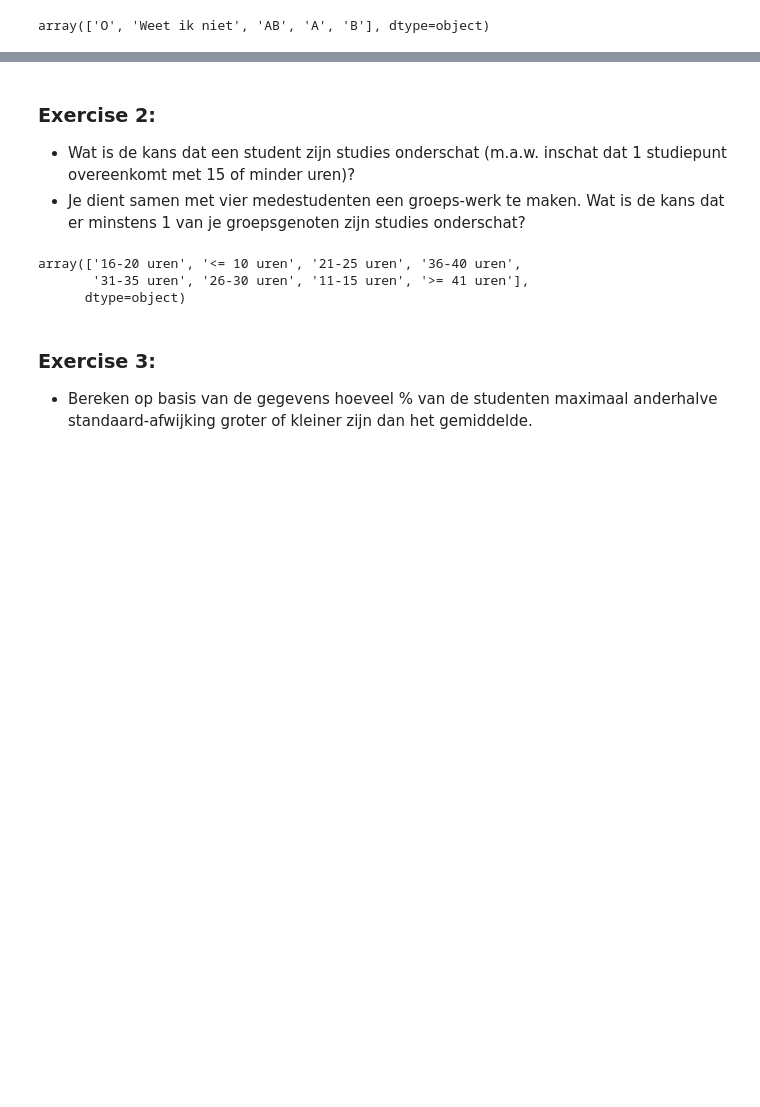
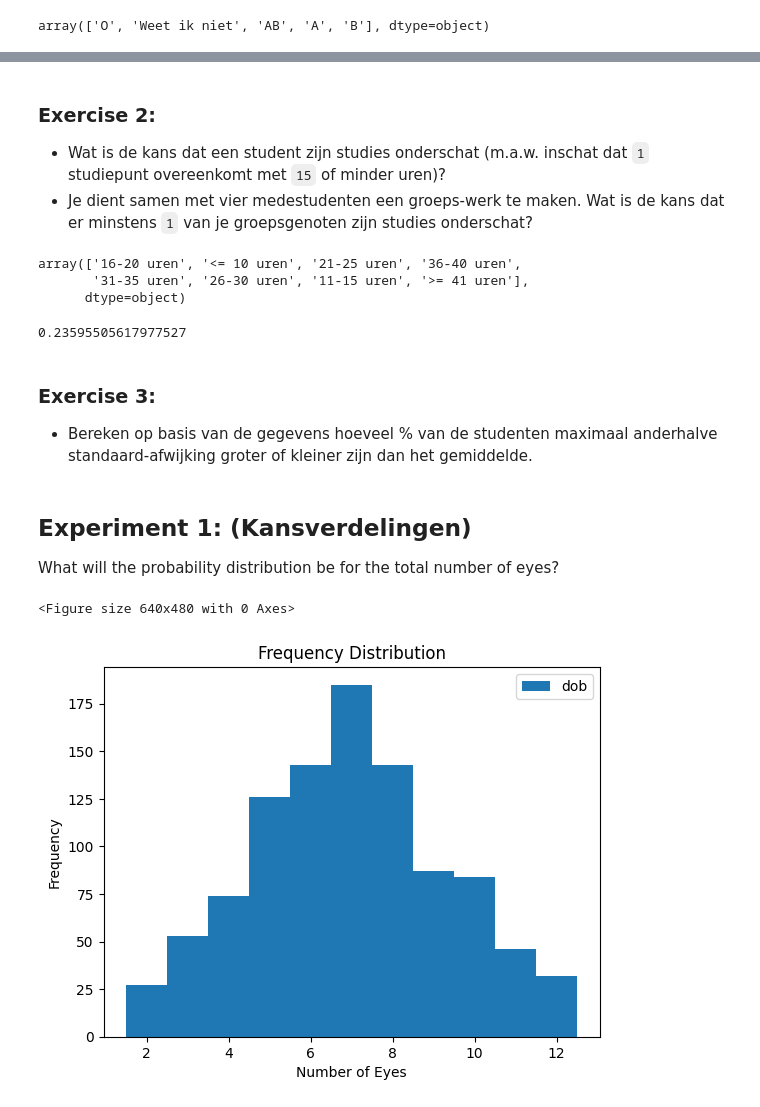
Before and after one commit to EliasDeHondt/DataScience2, a Jupyter notebook: W14P3/Exercises probability distributions.ipynb, the cells around one changed output, grey strips where cells are left out. Cells and saved outputs as stored; diff of their text form; code cells hidden in the pictures; blank space fills up the shorter version.

```diff
--- a/W14P3/Exercises probability distributions.ipynb
+++ b/W14P3/Exercises probability distributions.ipynb
@@ -161,13 +220,43 @@ array(['O', 'Weet ik niet', 'AB', 'A', 'B'], dtype=object)
 # %% [markdown]
 ### Exercise 2:
-- Wat is de kans dat een student zijn studies onderschat (m.a.w. inschat dat 1 studiepunt overeenkomt met 15 of minder uren)?
-- Je dient samen met vier medestudenten een groeps-werk te maken. Wat is de kans dat er minstens 1 van je groepsgenoten zijn studies onderschat?
+- Wat is de kans dat een student zijn studies onderschat (m.a.w. inschat dat `1` studiepunt overeenkomt met `15` of minder uren)?
+- Je dient samen met vier medestudenten een groeps-werk te maken. Wat is de kans dat er minstens `1` van je groepsgenoten zijn studies onderschat?
 # %%
 display(studentQuestions["studiepunt"].unique())
 # %% [output]
 array(['16-20 uren', '<= 10 uren', '21-25 uren', '36-40 uren',
        '31-35 uren', '26-30 uren', '11-15 uren', '>= 41 uren'],
       dtype=object)
+# %%
+# Probability Mass Function
+p = len(studentQuestions[ (studentQuestions["studiepunt"] == "<= 10 uren") | (studentQuestions["studiepunt"] == "11-15 uren")]) / len(studentQuestions)
+print(p) # Probability of student underestimating his studies
+# %% [output]
+0.23595505617977527
 # %% [markdown]
 ### Exercise 3:
 - Bereken op basis van de gegevens hoeveel % van de studenten maximaal anderhalve standaard-afwijking groter of kleiner zijn dan het gemiddelde.
+# %% [markdown]
+## Experiment 1: (Kansverdelingen)
+What will the probability distribution be for the total number of eyes?
+# %%
+import numpy as np
+import pandas as pd
+import matplotlib.pyplot as plt
+
+# Generate random data for two six-sided dice rolls
+dob1 = np.random.randint(1, 7, 1000)
+dob2 = np.random.randint(1, 7, 1000)
+
+# Create a DataFrame with the sum of the two dice rolls
+dob = pd.DataFrame({'dob': dob1 + dob2})
+
+# Plot a histogram of the sum of dice rolls
+plt.figure()
+dob.plot.hist(title='Frequency Distribution', bins=[1.5, 2.5, 3.5, 4.5, 5.5, 6.5, 7.5, 8.5, 9.5, 10.5, 11.5, 12.5], stacked=True)
+plt.xlabel('Number of Eyes')
+plt.ylabel('Frequency')
+plt.show()
+# %% [output]
+<Figure size 640x480 with 0 Axes>
+[figure, added]
```
Also changed, not shown: parts of 12 cells of this notebook.
